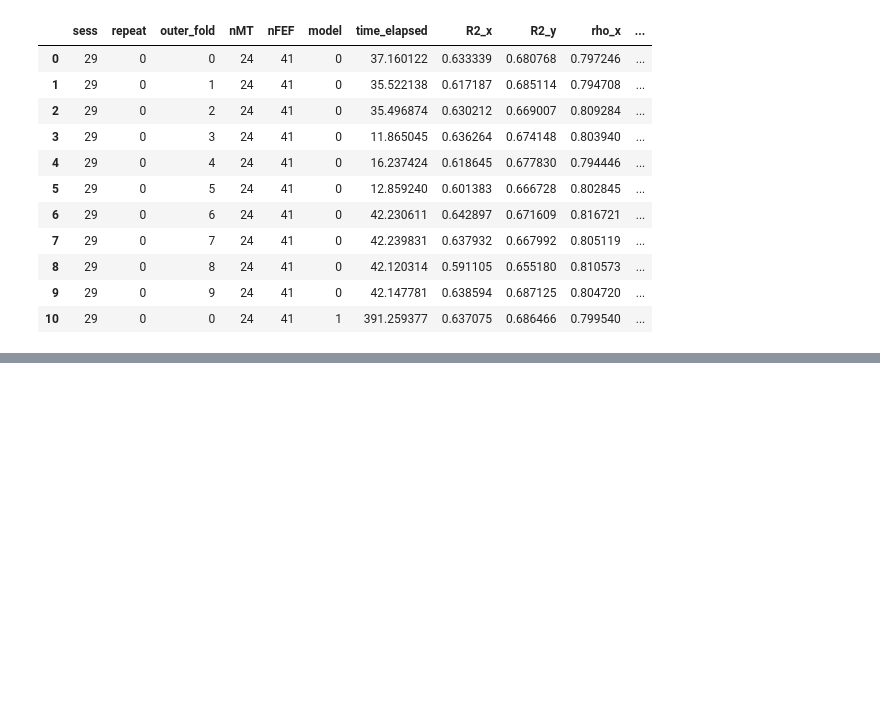
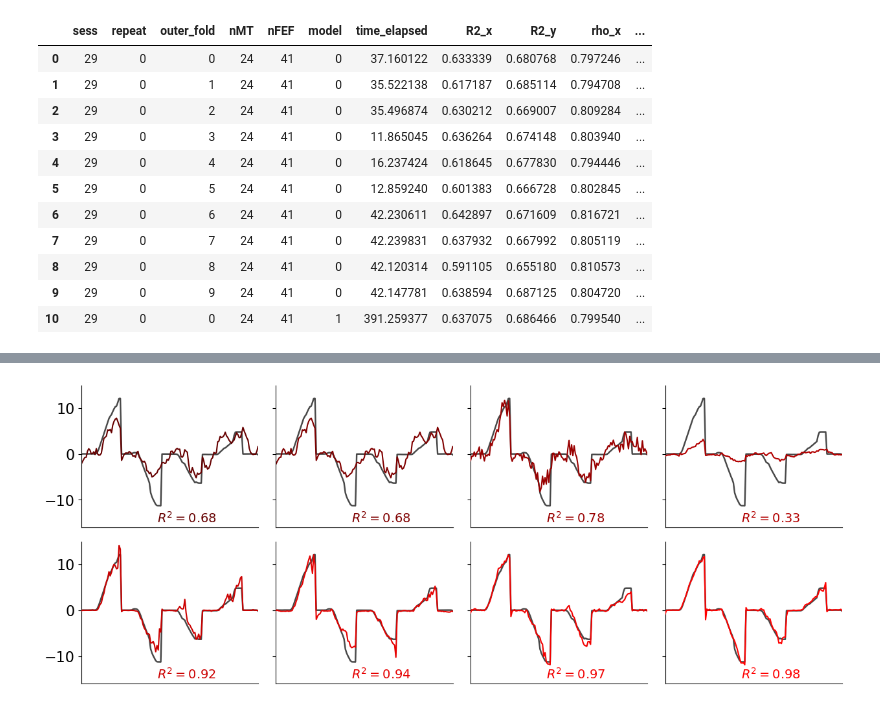
Before and after one commit to mayolabvision/NeuralDecoding, a Jupyter notebook: analyses/Manuscript_Plots.ipynb, the cells around one changed output, grey strips where cells are left out. Saved outputs shown, nothing was run; the diff lists cells and outputs as text; code cells hidden in the pictures; blank space fills up the shorter version.

```diff
--- a/analyses/Manuscript_Plots.ipynb
+++ b/analyses/Manuscript_Plots.ipynb
@@ -272,0 +443,55 @@ plt.subplots_adjust(wspace=0.25, hspace=0.1)
+# %%
+ plt.rcParams.update({'font.size': 16})
+fig, axes = plt.subplots(2,4,figsize=(13,5.5),sharex=True,sharey=True)
+fig.tight_layout()
+
+y_test = yTest_all0
+y_test_predicted = yTestPred_all0
+DF = df0
+
+mean_values = DF[['R2_x','R2_y']].mean(axis=1)
+mi = mean_values.idxmax()
+
+mdls = np.arange(mi-70,mi+1,10)
+jmdls = range(len(mdls))
+
+with open(data_folder+'/Figure2/s29-t0-d050-m{:02d}-o0-nm24-nf41-bn1-fo10-fi01/fold{:02d}.pickle'.format(DF.loc[mi]['model'],DF.loc[mi]['outer_fold']), 'rb') as f:
+    _,conds,_,_,_,_ = pickle.load(f)
+
+trl_nums = np.unique(conds[:,0])
+trl_nums, indices = np.unique(conds[:,0], return_index=True)
+trl_dirs = conds[indices,3]
+
+plot_trls = np.array([3,6,24,27,28])
+start_end = np.where(np.isin(conds[:, 0],trl_nums[plot_trls]))[0]
+x = np.arange(0, start_end.shape[0]*50, 50) / 1000
+
+for ind, (ax,i,j) in enumerate(zip(axes.flatten(),mdls,jmdls)):
+    ax.plot(x,y_test[i][start_end,0], color=(0.1,0.1,0.1), alpha=0.8, linewidth=1.75, label='true (horizontal)',zorder=0)
+    #ax.plot(x,y_test[i][start_end,1], color=(0.1,0.1,0.1), alpha=0.8, linewidth=2, linestyle='dotted', label='true (horizontal)',zorder=0)
+
+    ax.plot(x,y_test_predicted[i][start_end,0], color=pal[j], linewidth=1.5, label='predicted (horizontal)',zorder=j+1)
+    #ax.plot(x,y_test_predicted[i][start_end,1], color=pal[j], linewidth=1.75, linestyle='dotted', label='predicted2 (horizontal)',zorder=j+1)
+
+    X_true = y_test[i][start_end,0]
+    Y_true = y_test[i][start_end,1]
+
+    X_pred = y_test_predicted[i][start_end,0]
+    Y_pred = y_test_predicted[i][start_end,1]
+
+    R2 = get_R2(np.concatenate((X_true.reshape(-1,1),Y_true.reshape(-1,1)),axis=1),np.concatenate((X_pred.reshape(-1,1),Y_pred.reshape(-1,1)),axis=1))
+
+    ax.text(3, -14, r"$R^2 = $" + f"{R2[0]:.2f}", verticalalignment='center', color=pal[j], fontsize=14)
+
+
+    ax.set_xlim(x[0],x[-1]-0.95)
+    ax.set_ylim(-16,15)
+    ax.set_yticks([-10,0,10])
+    ax.set_xticks([])
+    ax.spines['right'].set_color('none')
+    ax.spines['top'].set_color('none')
+
+plt.subplots_adjust(wspace=0.1, hspace=0.1)
+fig.savefig(fig_folder+'/predicted_Pos.png', dpi=600, bbox_inches='tight')
+# %% [output]
+[figure, added]
```
Also changed, not shown: parts of 9 cells of this notebook.
